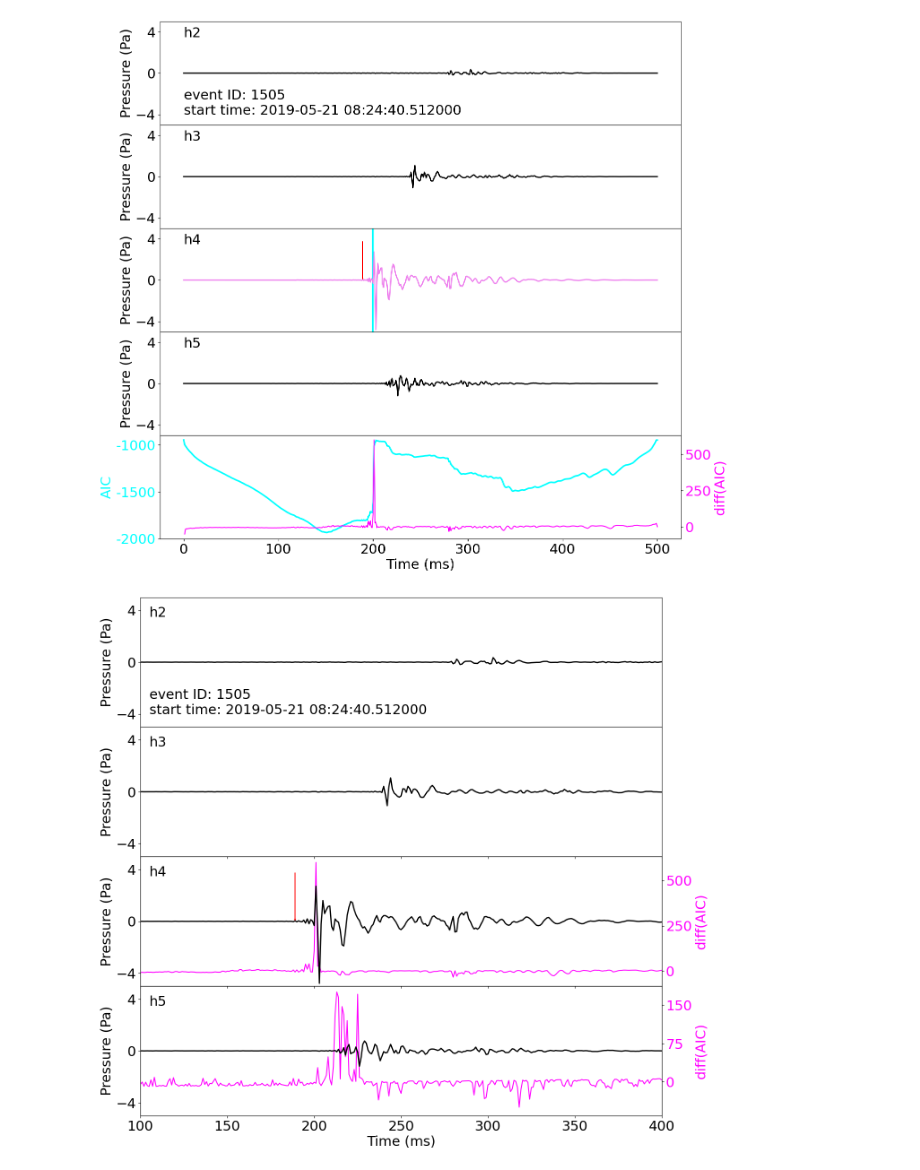
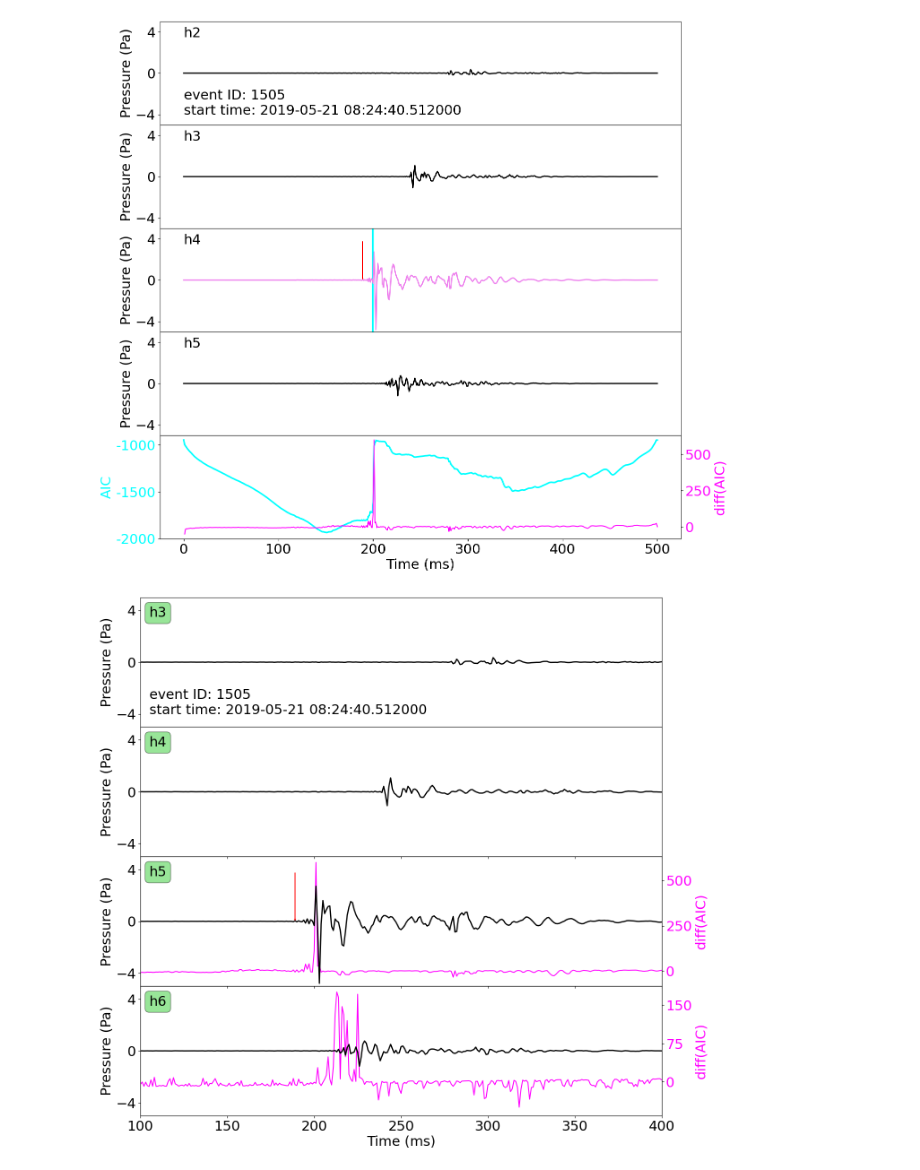
Before and after one commit to SerpRateAI/tensilePaper, a Jupyter notebook: fig3-old.ipynb, the cells around one changed output. Saved outputs shown, nothing was run; the diff lists cells and outputs as text; code cells hidden in the pictures.

```diff
--- a/fig3-old.ipynb
+++ b/fig3-old.ipynb
@@ -155,7 +155,8 @@ for n in [0, 1, 2, 3]:
     ax[n].set_yticks([-4, 0, 4])
     ax[n].set_ylabel('Pressure (Pa)')
     # ax[n].text(s=f'h{n+2}', x=0, y=3.5)
-    ax[n].text(s=f'h{n+2}', x=105, y=3.5)
+    props=dict(boxstyle='round', facecolor='limegreen', alpha=0.5)
+    ax[n].text(s=f'h{n+3}', x=105, y=3.5, bbox=props)
 
 
 # plot_aic(event=e, ax=ax[-1])
@@ -180,34 +181,34 @@ aics = trigger.aic_simple(tr.data)
 # fig, ax = plt.subplots(figsize=(15, 5))
 ax[-1].plot(aics)
 ax3 = ax[-1].twinx()
 ax3.plot(np.diff(aics, n=1), color='magenta')
 ax3.set_yticks([0, 75, 150])
 ax3.set_yticklabels([0, 75, 150], color='magenta')
 ax3.set_ylabel('diff(AIC)', color='magenta')
 # fig.tight_layout()
 
 for n, tr in enumerate(e.stream[2:]):
     # don't plot the first arrival twice
     # if n == 2:
     #     pass
     # else:
     times = tr.times()
     times = np.arange(0, times.shape[0], 1)
     tr = tr.copy().filter(type='highpass', freq=50)
     ax[n].plot(times, tr.data, color='black', label='50Hz highpass'
             ,linewidth=2)
 
 ax[2].set_zorder(ax2.get_zorder()+1)
 ax[2].patch.set_visible(False)
 
 ax[-1].set_zorder(ax3.get_zorder()+1)
 ax[-1].patch.set_visible(False)
 
 ax[-1].set_xlabel('Time (ms)')
 ax[-1].set_xlim(100, 400)
 fig.savefig('fig3.pdf', bbox_inches='tight')
 # %% [output]
-[figure, old version]
+[figure, new version]
 # %%
 # e.stream
 # %%
```
Also changed, not shown: 2 other files.
